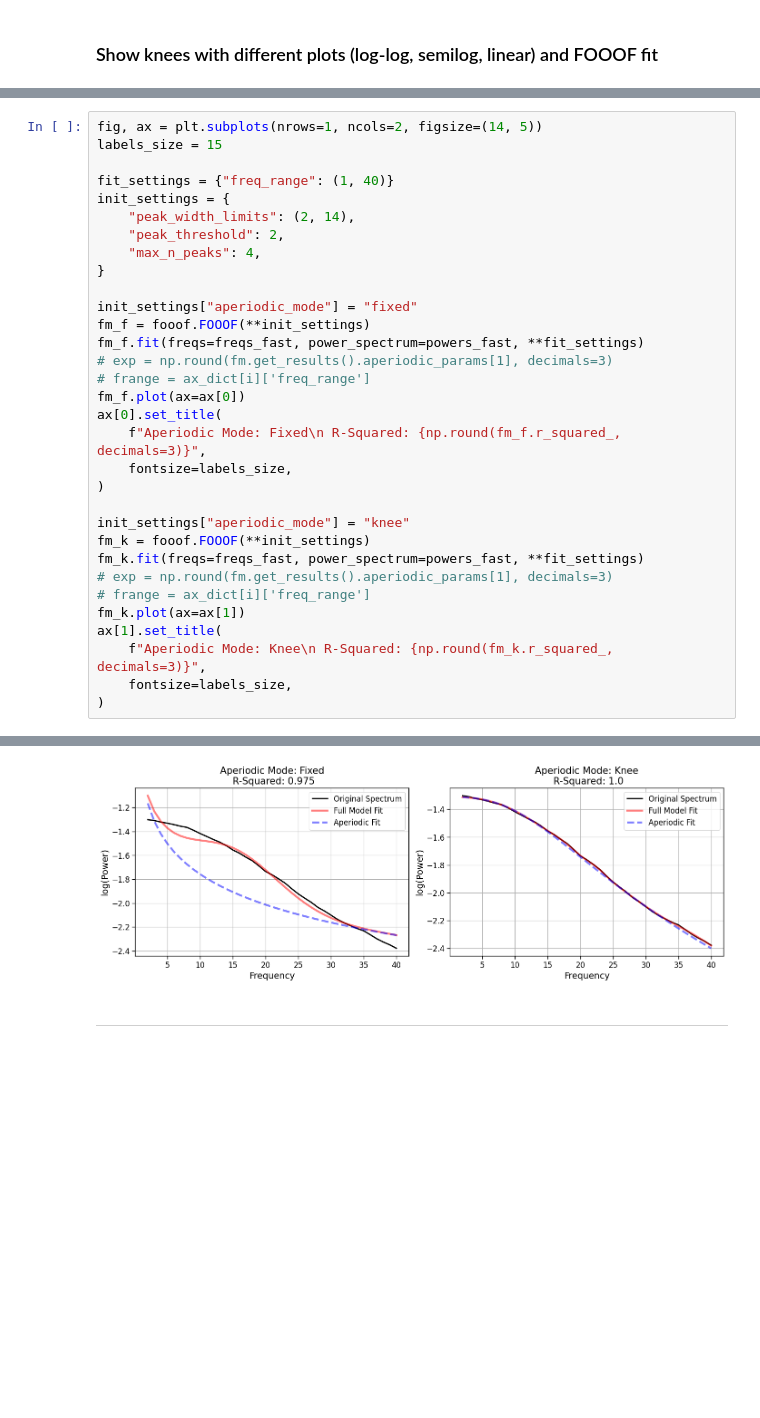
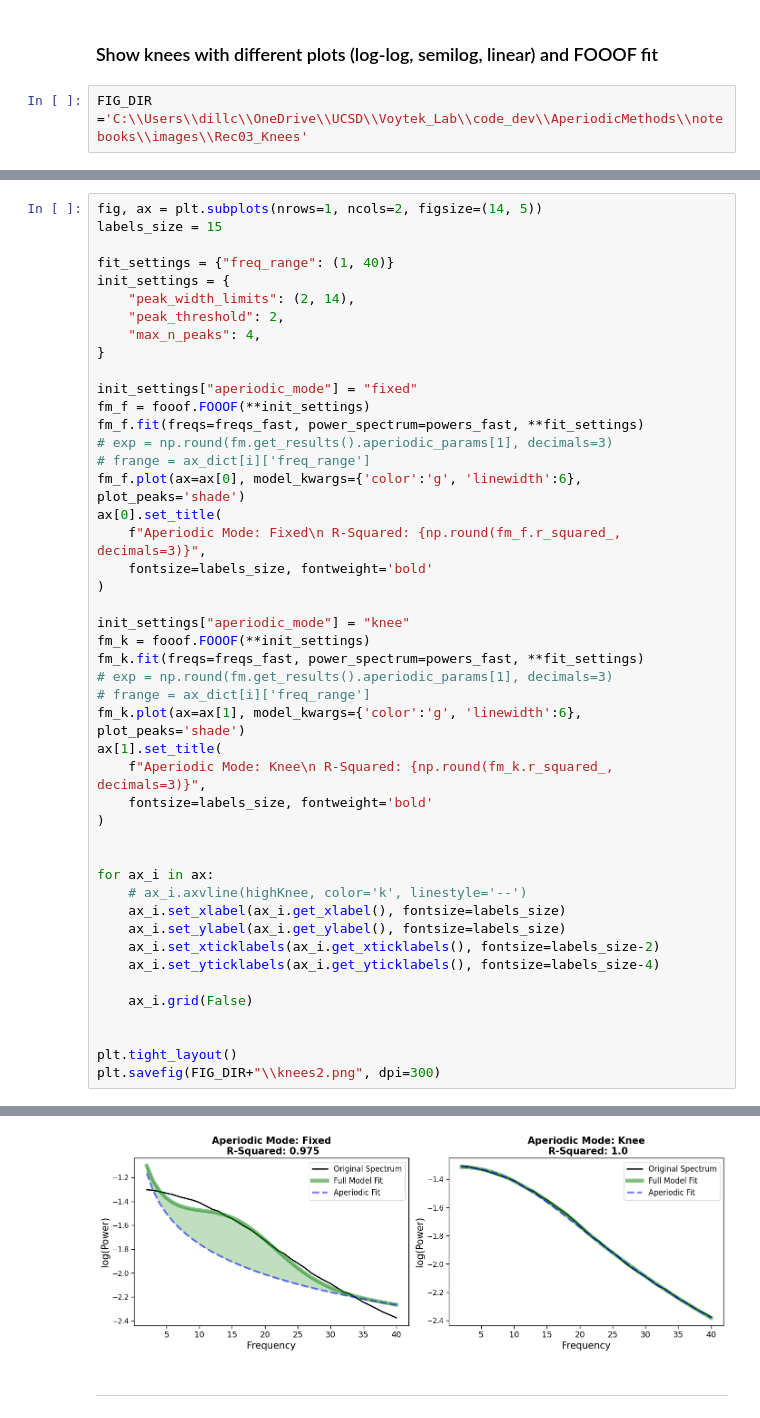
Before and after one commit to voytekresearch/AperiodicMethods, a Jupyter notebook: notebooks/FINAL_figures_for_paper.ipynb, the cells around one changed output, grey strips where cells are left out. Cells and saved outputs as stored; diff of their text form; blank space fills up the shorter version.

```diff
--- a/notebooks/FINAL_figures_for_paper.ipynb
+++ b/notebooks/FINAL_figures_for_paper.ipynb
@@ -663,5 +664,7 @@ plt.legend()
 # %% [markdown]
 ### Show knees with different plots (log-log, semilog, linear) and FOOOF fit
+# %%
+FIG_DIR ='C:\\Users\\dillc\\OneDrive\\UCSD\\Voytek_Lab\\code_dev\\AperiodicMethods\\notebooks\\images\\Rec03_Knees'
 # %%
 sns.set_context("paper")
 highKnee = 20
@@ -749,10 +758,10 @@ fm_f = fooof.FOOOF(**init_settings)
 fm_f.fit(freqs=freqs_fast, power_spectrum=powers_fast, **fit_settings)
 # exp = np.round(fm.get_results().aperiodic_params[1], decimals=3)
 # frange = ax_dict[i]['freq_range']
-fm_f.plot(ax=ax[0])
+fm_f.plot(ax=ax[0], model_kwargs={'color':'g', 'linewidth':6}, plot_peaks='shade')
 ax[0].set_title(
     f"Aperiodic Mode: Fixed\n R-Squared: {np.round(fm_f.r_squared_, decimals=3)}",
-    fontsize=labels_size,
+    fontsize=labels_size, fontweight='bold'
 )
 
 init_settings["aperiodic_mode"] = "knee"
@@ -760,9 +769,23 @@ fm_k = fooof.FOOOF(**init_settings)
 fm_k.fit(freqs=freqs_fast, power_spectrum=powers_fast, **fit_settings)
 # exp = np.round(fm.get_results().aperiodic_params[1], decimals=3)
 # frange = ax_dict[i]['freq_range']
-fm_k.plot(ax=ax[1])
+fm_k.plot(ax=ax[1], model_kwargs={'color':'g', 'linewidth':6}, plot_peaks='shade')
 ax[1].set_title(
     f"Aperiodic Mode: Knee\n R-Squared: {np.round(fm_k.r_squared_, decimals=3)}",
-    fontsize=labels_size,
+    fontsize=labels_size, fontweight='bold'
 )
+
+
+for ax_i in ax:
+    # ax_i.axvline(highKnee, color='k', linestyle='--')
+    ax_i.set_xlabel(ax_i.get_xlabel(), fontsize=labels_size)
+    ax_i.set_ylabel(ax_i.get_ylabel(), fontsize=labels_size)
+    ax_i.set_xticklabels(ax_i.get_xticklabels(), fontsize=labels_size-2)
+    ax_i.set_yticklabels(ax_i.get_yticklabels(), fontsize=labels_size-4)
+
+    ax_i.grid(False)
+
+
+plt.tight_layout()
+plt.savefig(FIG_DIR+"\\knees2.png", dpi=300)
 # %% [output]
@@ -770,4 +792,4 @@ Text(0.5, 1.0, 'Aperiodic Mode: Knee\n R-Squared: 1.0')
-[figure, old version]
+[figure, new version]
 # %% [markdown]
 __________
 # %% [markdown]
```
Also changed, not shown: parts of 8 cells of this notebook, 7 other files.
